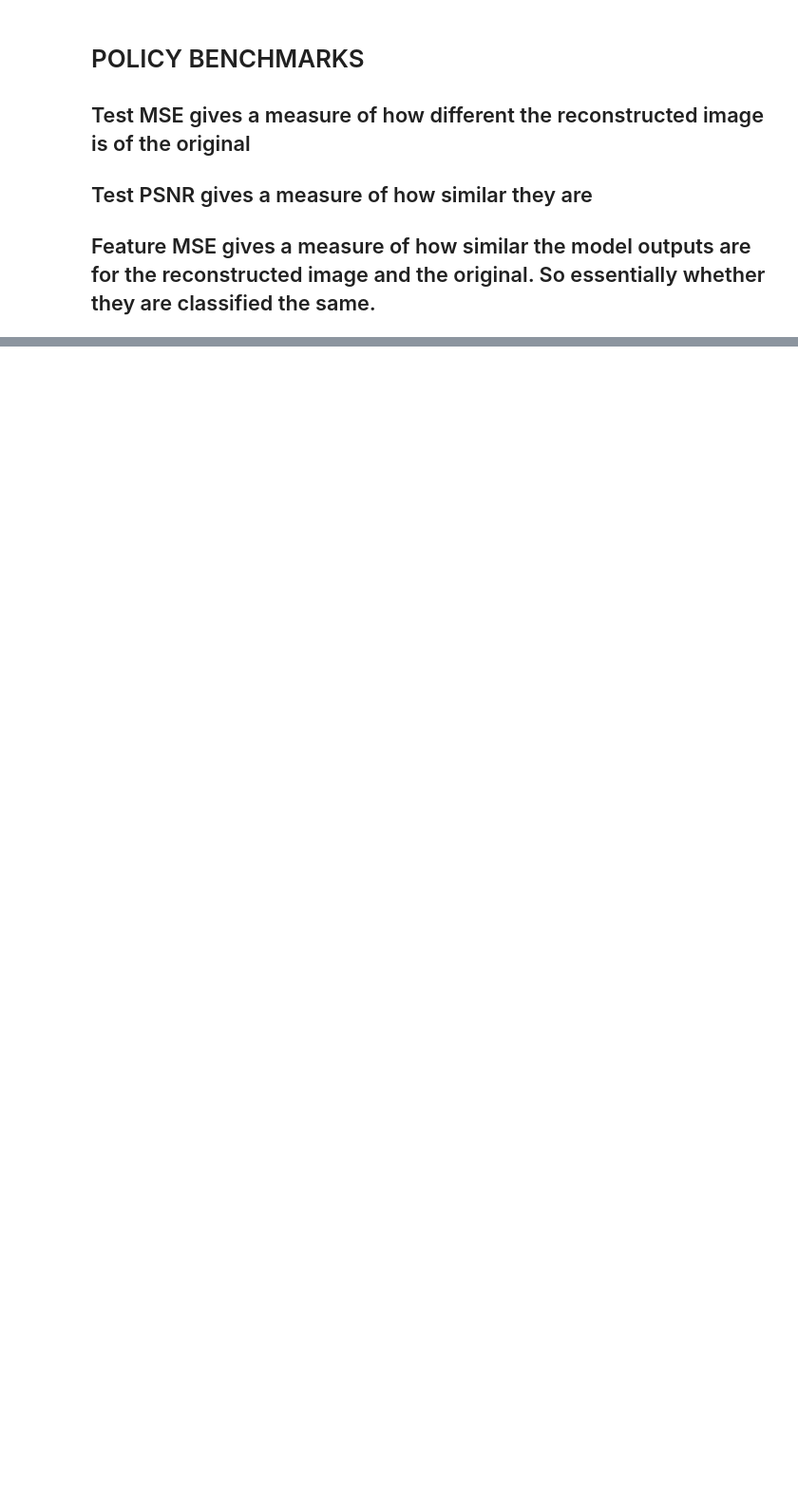
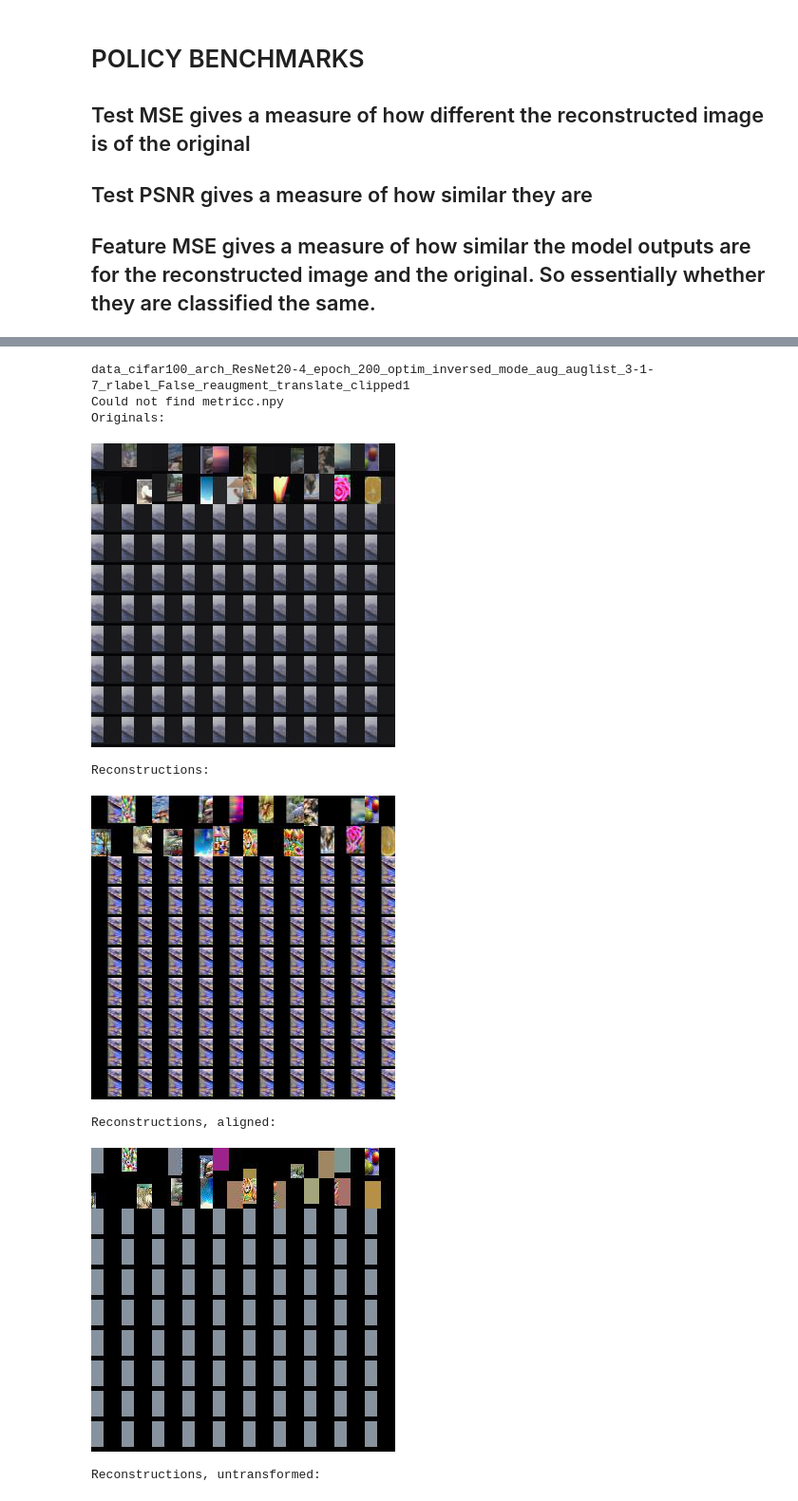
Before and after one commit to Linkerbrain/fact-ai-2021-project, a Jupyter notebook: Benchmarks.ipynb, the cells around one changed output, grey strips where cells are left out. Shown at 95% size. Saved outputs shown, nothing was run; the diff lists cells and outputs as text; code cells hidden in the pictures; blank space fills up the shorter version.

```diff
--- a/Benchmarks.ipynb
+++ b/Benchmarks.ipynb
@@ -95,0 +119,12 @@ Reconstructions:
+# %%
+visualize_images('ATSRefactored/results/images/', additional_images=True)
+# %% [output]
+data_cifar100_arch_ResNet20-4_epoch_200_optim_inversed_mode_aug_auglist_3-1-7_rlabel_False_reaugment_translate_clipped1
+Could not find metricc.npy
+Originals:
+[figure, added]
+Reconstructions:
+[figure, added]
+Reconstructions, aligned:
+[figure, added]
+Reconstructions, untransformed:
```
Also changed, not shown: parts of 4 cells of this notebook, 14 other files.
